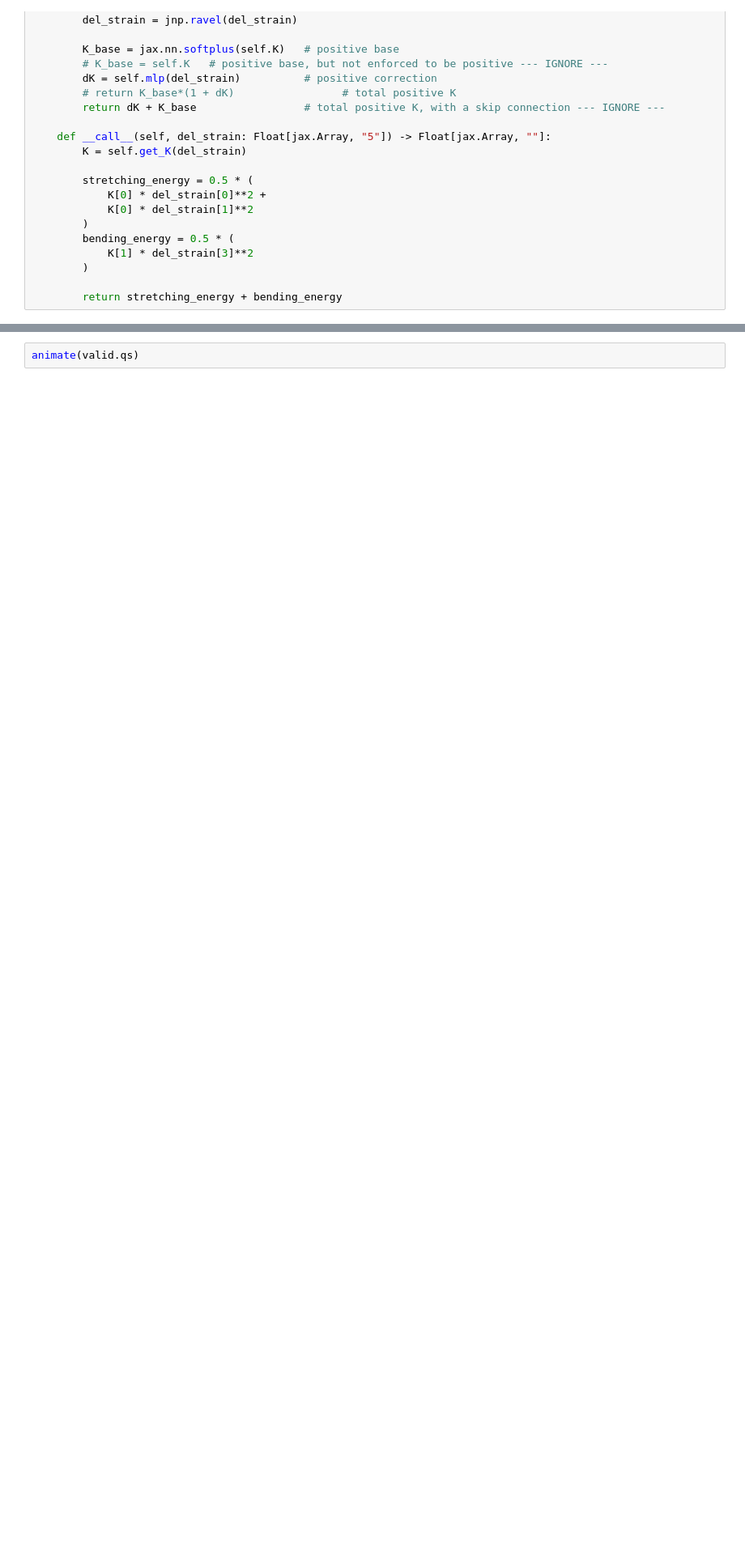
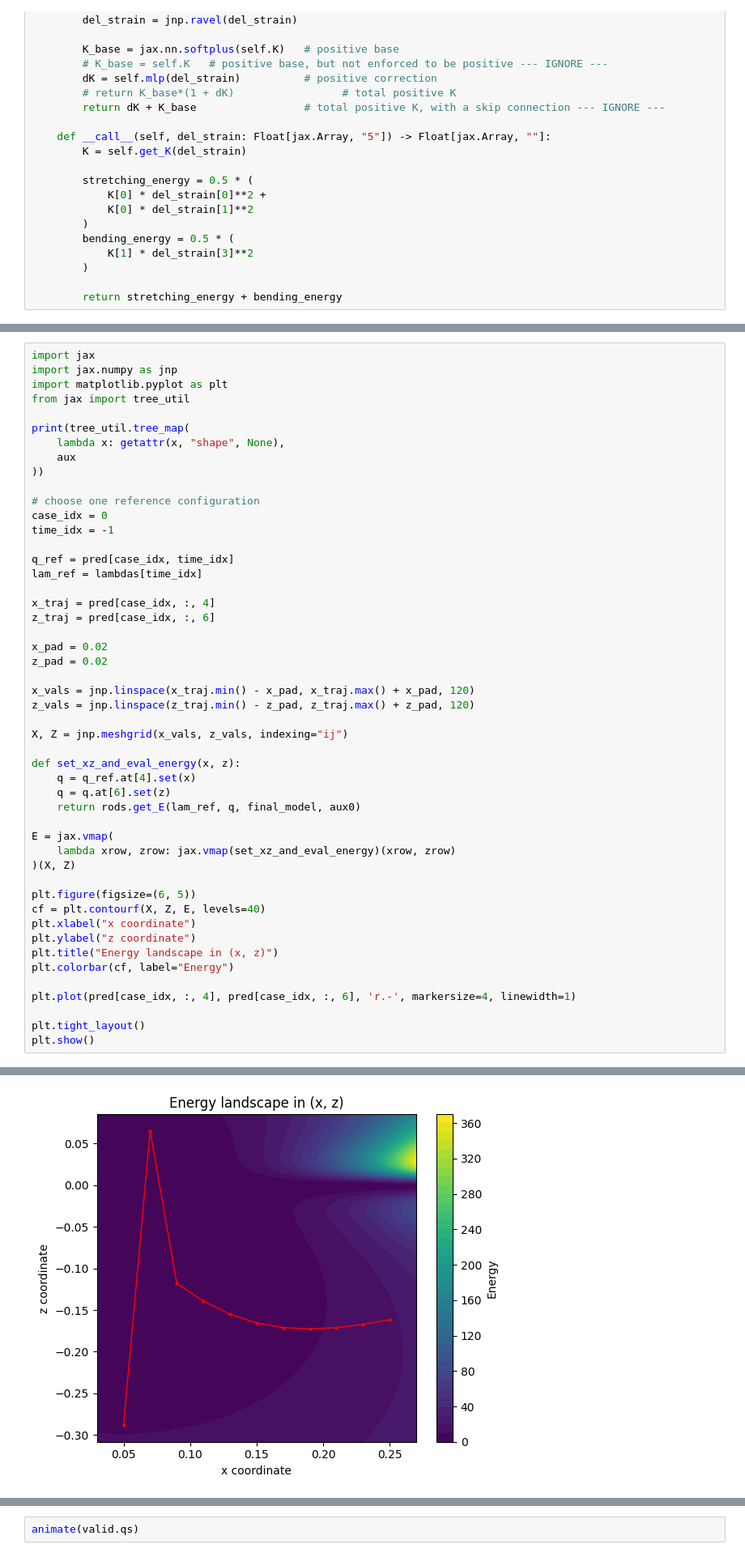
Before and after one commit to ryanchaiyakul/dismech-jax, a Jupyter notebook: examples/slinky/3d_slinky_10_loop_K(eps).ipynb, the cells around one changed output, grey strips where cells are left out. Shown at 81% size. Cells and saved outputs as stored; diff of their text form; blank space fills up the shorter version.

```diff
--- a/examples/slinky/3d_slinky_10_loop_K(eps).ipynb
+++ b/examples/slinky/3d_slinky_10_loop_K(eps).ipynb
@@ -136,0 +466,50 @@ intercept: [0.  0.  0.  0.  0.  0.5 0.  0. ]
+# %%
+import jax
+import jax.numpy as jnp
+import matplotlib.pyplot as plt
+from jax import tree_util
+
+print(tree_util.tree_map(
+    lambda x: getattr(x, "shape", None),
+    aux
+))
+
+# choose one reference configuration
+case_idx = 0
+time_idx = -1
+
+q_ref = pred[case_idx, time_idx]
+lam_ref = lambdas[time_idx]
+
+x_traj = pred[case_idx, :, 4]
+z_traj = pred[case_idx, :, 6]
+
+x_pad = 0.02
+z_pad = 0.02
+
+x_vals = jnp.linspace(x_traj.min() - x_pad, x_traj.max() + x_pad, 120)
+z_vals = jnp.linspace(z_traj.min() - z_pad, z_traj.max() + z_pad, 120)
+
+X, Z = jnp.meshgrid(x_vals, z_vals, indexing="ij")
+
+def set_xz_and_eval_energy(x, z):
+    q = q_ref.at[4].set(x)
+    q = q.at[6].set(z)
+    return rods.get_E(lam_ref, q, final_model, aux0)
+
+E = jax.vmap(
+    lambda xrow, zrow: jax.vmap(set_xz_and_eval_energy)(xrow, zrow)
+)(X, Z)
+
+plt.figure(figsize=(6, 5))
+cf = plt.contourf(X, Z, E, levels=40)
+plt.xlabel("x coordinate")
+plt.ylabel("z coordinate")
+plt.title("Energy landscape in (x, z)")
+plt.colorbar(cf, label="Energy")
+
+plt.plot(pred[case_idx, :, 4], pred[case_idx, :, 6], 'r.-', markersize=4, linewidth=1)
+
+plt.tight_layout()
+plt.show()
+# %% [output]
@@ -137,3 +517,4 @@ intercept: [0.  0.  0.  0.  0.  0.5 0.  0. ]
+[figure, added]
 # %%
 
 base, aux, _ = get_base_rod()
```
Also changed, not shown: parts of 12 cells of this notebook, 14 other files.
